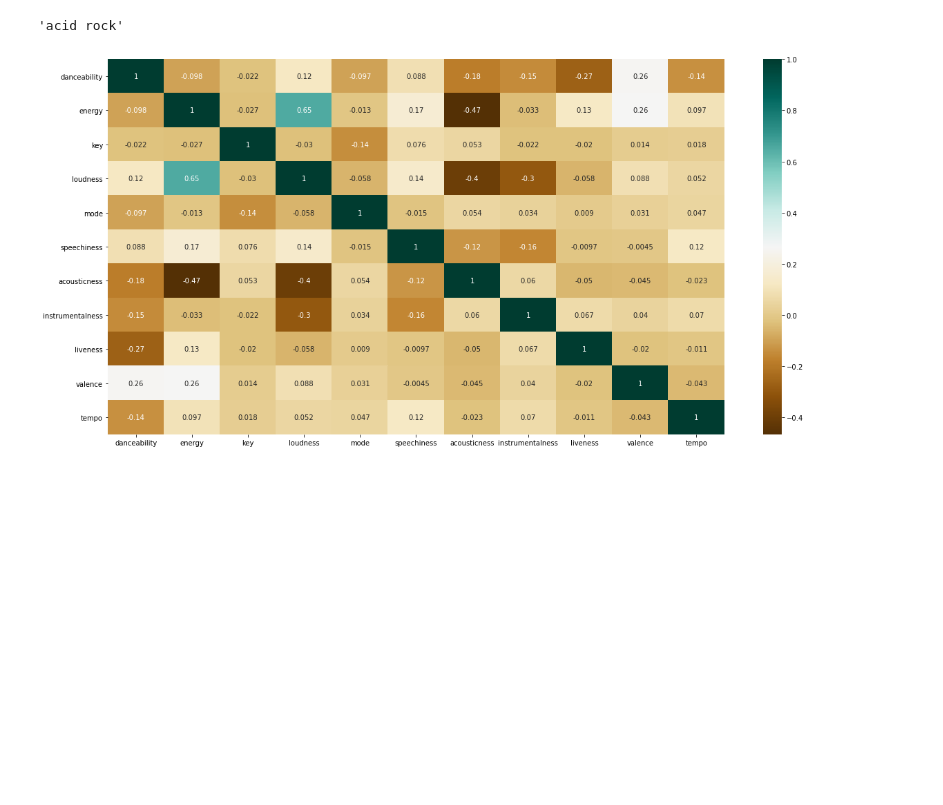
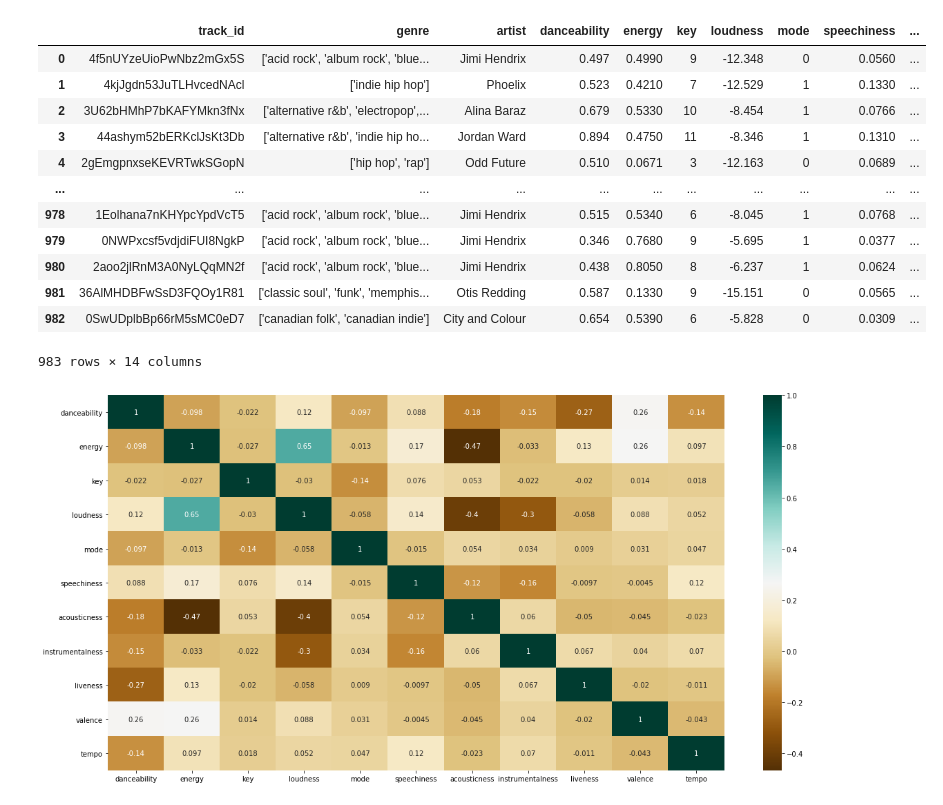
Before and after one commit to Eric-Pacheco95/PersonalProjects, a Jupyter notebook: Spotify-Recommendation-Model/Model_Creation.ipynb, the cells around one changed output. Drawn from its saved outputs; the diff is of its cells as text; code cells hidden in the pictures; blank space fills up the shorter version.

```diff
--- a/Spotify-Recommendation-Model/Model_Creation.ipynb
+++ b/Spotify-Recommendation-Model/Model_Creation.ipynb
@@ -8,10 +11,26 @@ import numpy as np
 # %%
-#Load good songs playlist track ids and all liked songs features from csv
+#Load liked track ids and all liked songs features from csv
 liked_track_ids = joblib.load('Joblib_Objects/liked_track_ids')
 
-good_songs_track_ids = joblib.load('Joblib_Objects/good_songs_track_ids')
+liked_songs_df = pd.read_csv('liked_songs.csv',index_col=0)
 
-liked_songs_df = pd.read_csv('liked_songs.csv',index_col=0)
+#Load random songs csv
+random_songs_df = pd.read_csv('random_songs.csv')
+liked_songs_df
+# %% [output]
+|  | track_id | genre | artist | danceability | energy | key | loudness | mode | speechiness | ... |
+| 0 | 4f5nUYzeUioPwNbz2mGx5S | ['acid rock', 'album rock', 'blue... | Jimi Hendrix | 0.497 | 0.4990 | 9 | -12.348 | 0 | 0.0560 | ... |
+| 1 | 4kjJgdn53JuTLHvcedNAcl | ['indie hip hop'] | Phoelix | 0.523 | 0.4210 | 7 | -12.529 | 1 | 0.1330 | ... |
+| 2 | 3U62bHMhP7bKAFYMkn3fNx | ['alternative r&b', 'electropop',... | Alina Baraz | 0.679 | 0.5330 | 10 | -8.454 | 1 | 0.0766 | ... |
+| 3 | 44ashym52bERKclJsKt3Db | ['alternative r&b', 'indie hip ho... | Jordan Ward | 0.894 | 0.4750 | 11 | -8.346 | 1 | 0.1310 | ... |
+| 4 | 2gEmgpnxseKEVRTwkSGopN | ['hip hop', 'rap'] | Odd Future | 0.510 | 0.0671 | 3 | -12.163 | 0 | 0.0689 | ... |
+| ... | ... | ... | ... | ... | ... | ... | ... | ... | ... | ... |
+| 978 | 1Eolhana7nKHYpcYpdVcT5 | ['acid rock', 'album rock', 'blue... | Jimi Hendrix | 0.515 | 0.5340 | 6 | -8.045 | 1 | 0.0768 | ... |
+| 979 | 0NWPxcsf5vdjdiFUI8NgkP | ['acid rock', 'album rock', 'blue... | Jimi Hendrix | 0.346 | 0.7680 | 9 | -5.695 | 1 | 0.0377 | ... |
+| 980 | 2aoo2jlRnM3A0NyLQqMN2f | ['acid rock', 'album rock', 'blue... | Jimi Hendrix | 0.438 | 0.8050 | 8 | -6.237 | 1 | 0.0624 | ... |
+| 981 | 36AlMHDBFwSsD3FQOy1R81 | ['classic soul', 'funk', 'memphis... | Otis Redding | 0.587 | 0.1330 | 9 | -15.151 | 0 | 0.0565 | ... |
+| 982 | 0SwUDplbBp66rM5sMC0eD7 | ['canadian folk', 'canadian indie'] | City and Colour | 0.654 | 0.5390 | 6 | -5.828 | 0 | 0.0309 | ... |
+983 rows × 14 columns
 # %%
 #Format dataframe for model creation
 
@@ -25,9 +44,6 @@ liked_songs_df['genre'] = liked_songs_df['genre'].map(lambda x: 'Not Available'
 #Drop track id and artist
 
 liked_songs_df = liked_songs_df.drop(columns=['track_id','artist'])
-liked_songs_df['genre'][0]
-# %% [output]
-'acid rock'
 # %%
 # Correlation Matrix of quantitative features
 X = liked_songs_df.drop(columns='favourite')
```
Also changed, not shown: parts of 7 cells of this notebook, 3 other files.
